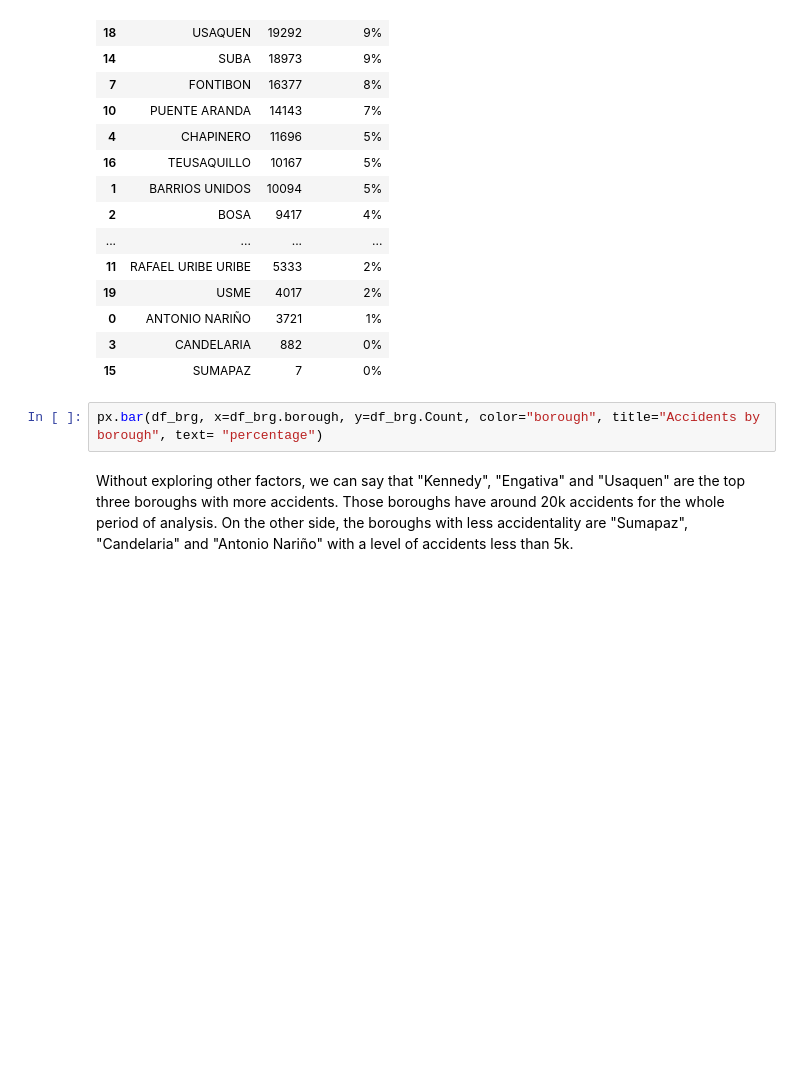
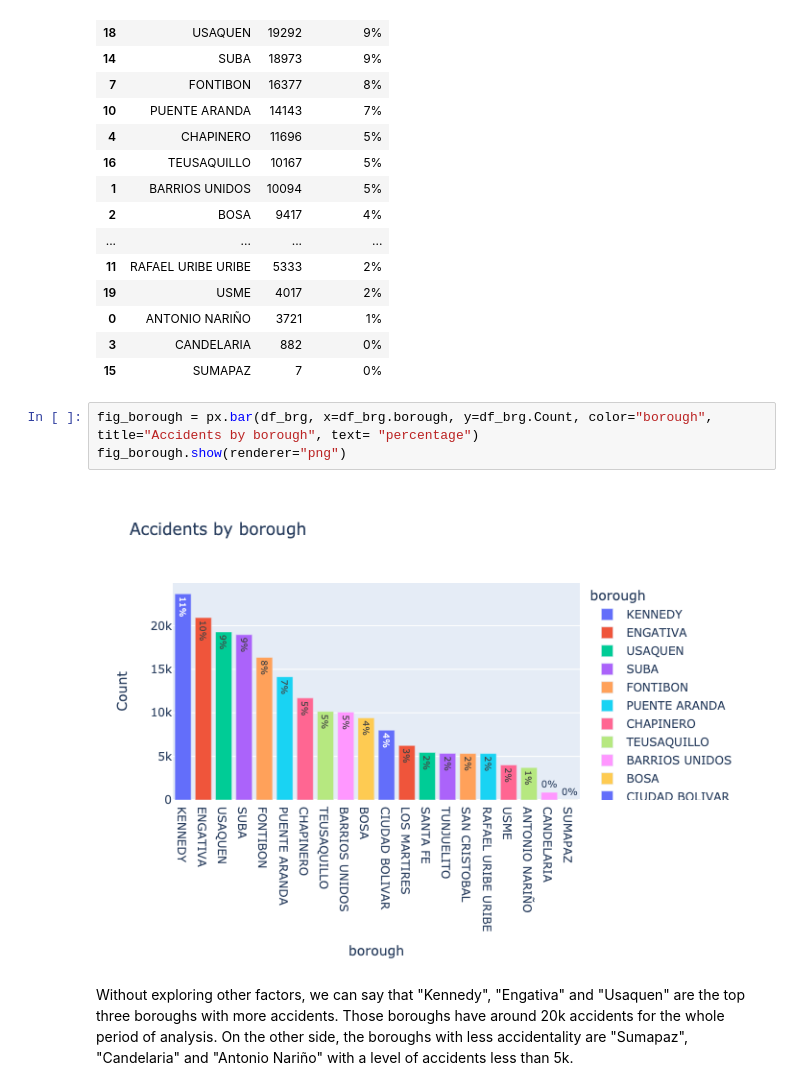
Before and after one commit to luisca1985/DS4A_bogota_accidents, a Jupyter notebook: EDA.ipynb, the cells around one changed output. Drawn from its saved outputs; the diff is of its cells as text; blank space fills up the shorter version.

```diff
--- a/EDA.ipynb
+++ b/EDA.ipynb
@@ -264,7 +267,10 @@ df_brg
 | 3 | CANDELARIA | 882 | 0% |
 | 15 | SUMAPAZ | 7 | 0% |
 # %%
-px.bar(df_brg, x=df_brg.borough, y=df_brg.Count, color="borough", title="Accidents by borough", text= "percentage")
+fig_borough = px.bar(df_brg, x=df_brg.borough, y=df_brg.Count, color="borough", title="Accidents by borough", text= "percentage")
+fig_borough.show(renderer="png")
+# %% [output]
+[figure, added]
 # %% [markdown]
 Without exploring other factors, we can say that "Kennedy", "Engativa" and "Usaquen" are the top three boroughs with more accidents. Those boroughs have around 20k accidents for the whole period of analysis. On the other side, the boroughs with less accidentality are "Sumapaz", "Candelaria" and "Antonio Nariño" with a level of accidents less than 5k.
 # %% [markdown]
```
Also changed, not shown: parts of 5 cells of this notebook.
